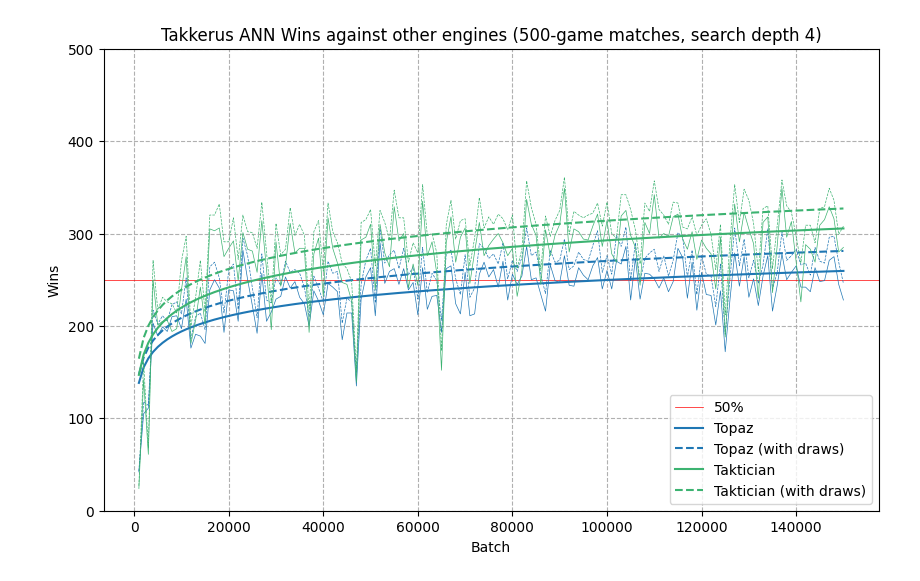
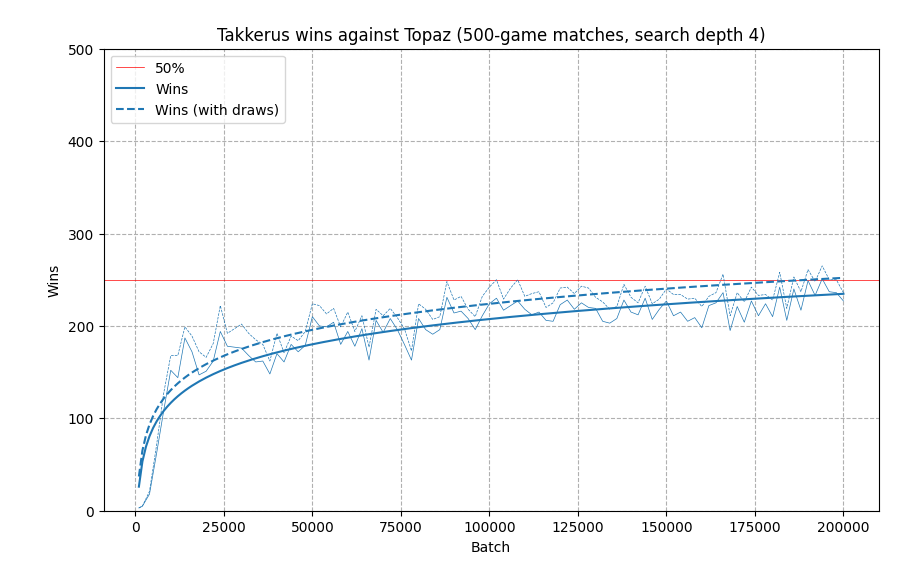
Before and after one commit to cdbfoster/takkerus, a Jupyter notebook: data/analysis/analysis.ipynb, the cells around one changed output. Drawn from its saved outputs; the diff is of its cells as text; code cells hidden in the pictures.

```diff
--- a/data/analysis/analysis.ipynb
+++ b/data/analysis/analysis.ipynb
@@ -116,14 +124,14 @@ def play_match(opponent, games):
 # %%
-if os.path.exists(f"{analysis_dir}/topaz_matches.json"):
-    match_results = json.load(open(f"{analysis_dir}/topaz_matches.json"))
+if os.path.exists(f"{analysis_dir}/matches.json"):
+    match_results = json.load(open(f"{analysis_dir}/matches.json"))
 else:
     match_results = []
 
-while len(match_results) == 0 or match_results[-1][0] != model_files[-1]:
+while len(match_results) == 0 or next_match(match_results[-1][0]) is not None:
     if len(match_results) == 0:
         next_model = model_files[0]
     else:
-        next_model = model_files[model_files.index(match_results[-1][0]) + 1]
+        next_model = next_match(match_results[-1][0])
 
     print(f"Beginning match: {next_model} vs {TOPAZ}")
 
@@ -135,5 +143,5 @@ while len(match_results) == 0 or match_results[-1][0] != model_files[-1]:
     match_results.append([next_model, result.group(0)])
     print(f"  Match result: {result.group(0)}, {end - start:.2f}s")
 
-    with open(f"{analysis_dir}/topaz_matches.json", "w") as f:
+    with open(f"{analysis_dir}/matches.json", "w") as f:
         f.write(json.dumps(match_results))
@@ -164,54 +148,47 @@ while len(match_results) == 0 or match_results[-1][0] != model_files[-1]:
 # %%
 matplotlib.rc('figure', figsize=(10, 6))
 
+files = [
+    ("Wins", f"{analysis_dir}/matches.json", "#1f77b4"),
+]
+
 def load_matches(file):
-    return [
+    batches = [int(r[0][9:-5]) for r in json.load(open(file))]
+    matches = [
         [int(m.group(1)), int(m.group(2)), int(m.group(3))]
         for m in [re.match(match_result, r[1]) for r in json.load(open(file))]
     ]
-
-x = np.log(batch.reshape(-1, 1))
-
-
-topaz_matches = load_matches(f"{analysis_dir}/topaz_matches.json")
-topaz_wins = np.array([m[0] for m in topaz_matches])
-topaz_wins_and_draws = np.array([m[0] + m[2] for m in topaz_matches])
-
-regression = LinearRegression().fit(x, topaz_wins)
-topaz_wins_curve = regression.predict(x)
-
-regression = LinearRegression().fit(x, topaz_wins_and_draws)
-topaz_wins_and_draws_curve = regression.predict(x)
-
-taktician_matches = load_matches(f"{analysis_dir}/taktician_matches.json")
-taktician_wins = np.array([m[0] for m in taktician_matches])
-taktician_wins_and_draws = np.array([m[0] + m[2] for m in taktician_matches])
-
-regression = LinearRegression().fit(x[:len(taktician_matches)], taktician_wins)
-taktician_wins_curve = regression.predict(x[:len(taktician_matches)])
-
-regression = LinearRegression().fit(x[:len(taktician_matches)], taktician_wins_and_draws)
-taktician_wins_and_draws_curve = regression.predict(x[:len(taktician_matches)])
+    return (batches, matches)
 
 ax = plt.gca()
 ax.set_ylim([0, 500])
 ax.grid(True, which="both", linestyle="--")
 ax.axhline(y=250, color="red", linewidth=0.5, label="50%")
 
-plt.plot(batch, topaz_wins, color="#1f77b4", linewidth=0.5)
-plt.plot(batch, topaz_wins_and_draws, linestyle="--", color="#1f77b4", linewidth=0.5)
-plt.plot(batch, topaz_wins_curve, color="#1f77b4", label="Topaz")
-plt.plot(batch, topaz_wins_and_draws_curve, linestyle="--", color="#1f77b4", label="Topaz (with draws)")
+curve_x = np.arange(1000, 200001, 1000)
 
-plt.plot(batch, taktician_wins, color="mediumseagreen", linewidth=0.5)
-plt.plot(batch, taktician_wins_and_draws, linestyle="--", color="mediumseagreen", linewidth=0.5)
-plt.plot(batch, taktician_wins_curve, color="mediumseagreen", label="Taktician")
-plt.plot(batch, taktician_wins_and_draws_curve, linestyle="--", color="mediumseagreen", label="Taktician (with draws)")
+for name, match_file, color in files:
+    batches, matches = load_matches(match_file)
+    x = np.log(np.array(batches).reshape(-1, 1))
+    l = len(matches)
+    wins = np.array([m[0] for m in matches])
+    wins_and_draws = np.array([m[0] + m[2] for m in matches])
 
-plt.title("Takkerus ANN Wins against other engines (500-game matches, search depth 4)")
+    regression = LinearRegression().fit(x[:l], wins)
+    wins_curve = regression.predict(np.log(curve_x.reshape(-1, 1)))
+
+    regression = LinearRegression().fit(x[:l], wins_and_draws)
+    wins_and_draws_curve = regression.predict(np.log(curve_x.reshape(-1, 1)))
+
+    plt.plot(batches, wins, color=color, linewidth=0.5)
+    plt.plot(batches, wins_and_draws, linestyle="--", color=color, linewidth=0.5)
+    plt.plot(curve_x, wins_curve, color=color, label=name)
+    plt.plot(curve_x, wins_and_draws_curve, linestyle="--", color=color, label=f"{name} (with draws)")
+
+plt.title("Takkerus wins against Topaz (500-game matches, search depth 4)")
 plt.xlabel("Batch")
 plt.ylabel("Wins")
-plt.legend(loc="lower right")
+plt.legend(loc="upper left")
 plt.show()
 # %% [output]
-[figure, old version]
+[figure, new version]
```
Also changed, not shown: parts of 8 cells of this notebook, 12 other files.
